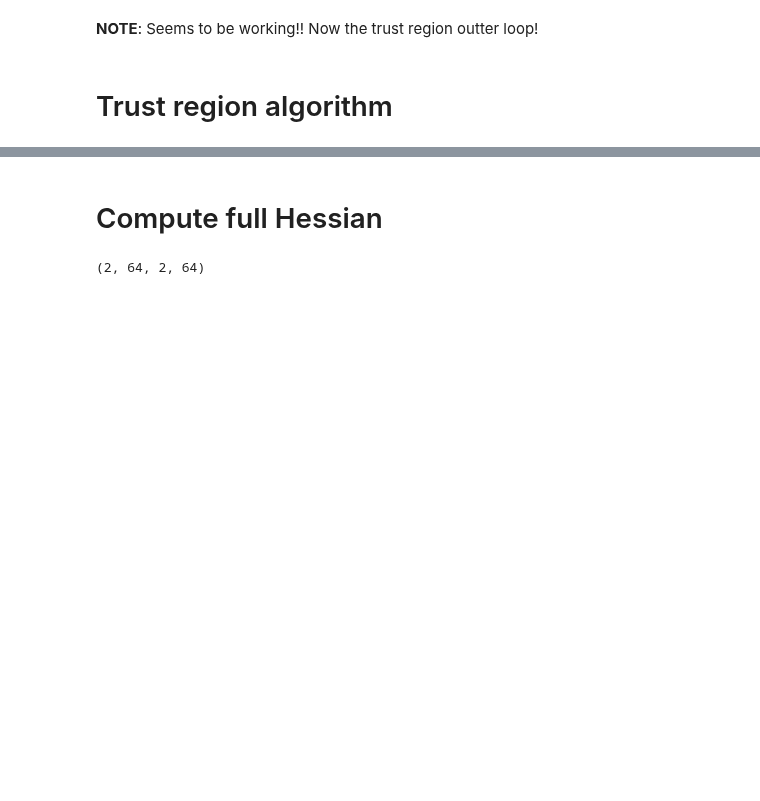
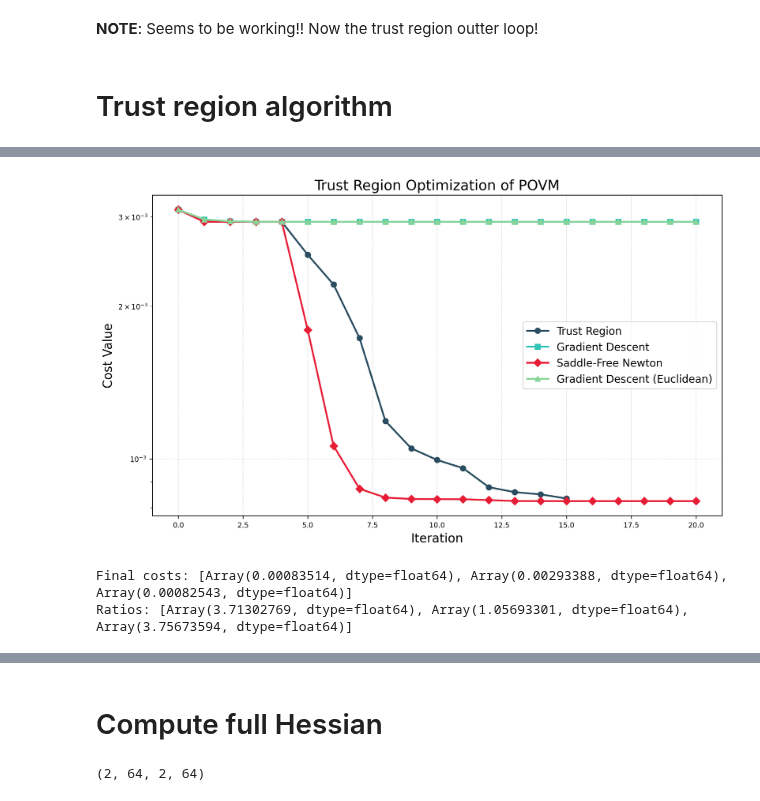
Before and after one commit to EmilianoG-byte/iqm-benchmarks, a Jupyter notebook: playground/hessian/trust_region.ipynb, the cells around one changed output, grey strips where cells are left out. Cells and saved outputs as stored; diff of their text form; code cells hidden in the pictures; blank space fills up the shorter version.

Commit message:
add quality and wall time comparison between SFN, GDS and TR methods
implement visualization method for time and error propagation helpers

```diff
--- a/playground/hessian/trust_region.ipynb
+++ b/playground/hessian/trust_region.ipynb
@@ -380,0 +471,10 @@ Ratio: 4.519155607356383
+# %%
+x_optimized_gds, x_array_optimized_gds, cost_fx_optimized_gds = gradient_descent_povm(
+    x_init=x,
+    cost_fn=cost_fn_povm,
+    init_step=1.0,
+    num_iterations=20,
+    cost_fn_kwargs=cost_fn_kwargs,
+    metric="canonical",
+    verbose=False,
+)
@@ -380,0 +499,10 @@ Ratio: 4.519155607356383
+# %%
+x_optimized_gds_euclidean, x_array_optimized_gds_euclidean, cost_fx_optimized_gds_euclidean = gradient_descent_povm(
+    x_init=x,
+    cost_fn=cost_fn_povm,
+    init_step=1.0,
+    num_iterations=20,
+    cost_fn_kwargs=cost_fn_kwargs,
+    metric="euclidean",
+    verbose=False,
+)
@@ -380,0 +527,7 @@ Ratio: 4.519155607356383
+# %%
+x_optimized_sfn, x_array_optimized_sfn, cost_fx_optimized_sfn = sf_newton_povm(
+    x_init=x,
+    cost_fn=cost_fn_povm,
+    num_iterations=20,
+    cost_fn_kwargs=cost_fn_kwargs,
+)
@@ -380,0 +552,19 @@ Ratio: 4.519155607356383
+# %%
+title = "Trust Region Optimization of POVM"
+cost_array = [cost_fx_optimized, cost_fx_optimized_gds, cost_fx_optimized_sfn, cost_fx_optimized_gds_euclidean]
+labels = ["Trust Region", "Gradient Descent", "Saddle-Free Newton", "Gradient Descent (Euclidean)"]
+plot_cost_function(cost_array=cost_array, title=title, labels=labels)
+# %% [output]
+[figure, added]
+# %%
+# Final cost functions:
+xk_optimized_array = [x_optimized, x_optimized_gds, x_optimized_sfn]
+final_cost = [cost_fn_povm(xk) for xk in xk_optimized_array]
+print("Final costs:", final_cost)
+
+initial_cost_array = [array[0] for array in cost_array]
+ratios = [initial_value / final_value for initial_value, final_value in zip(initial_cost_array, final_cost)]
+print("Ratios:", ratios)
+# %% [output]
+Final costs: [Array(0.00083514, dtype=float64), Array(0.00293388, dtype=float64), Array(0.00082543, dtype=float64)]
+Ratios: [Array(3.71302769, dtype=float64), Array(1.05693301, dtype=float64), Array(3.75673594, dtype=float64)]
```
Also changed, not shown: parts of 24 cells of this notebook, 2 other files.
